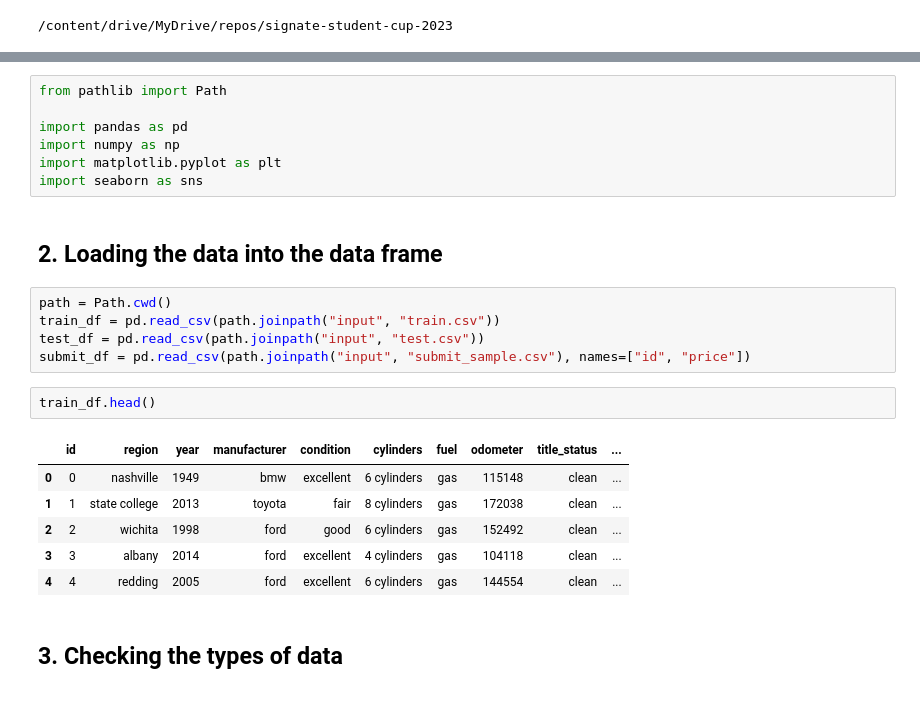
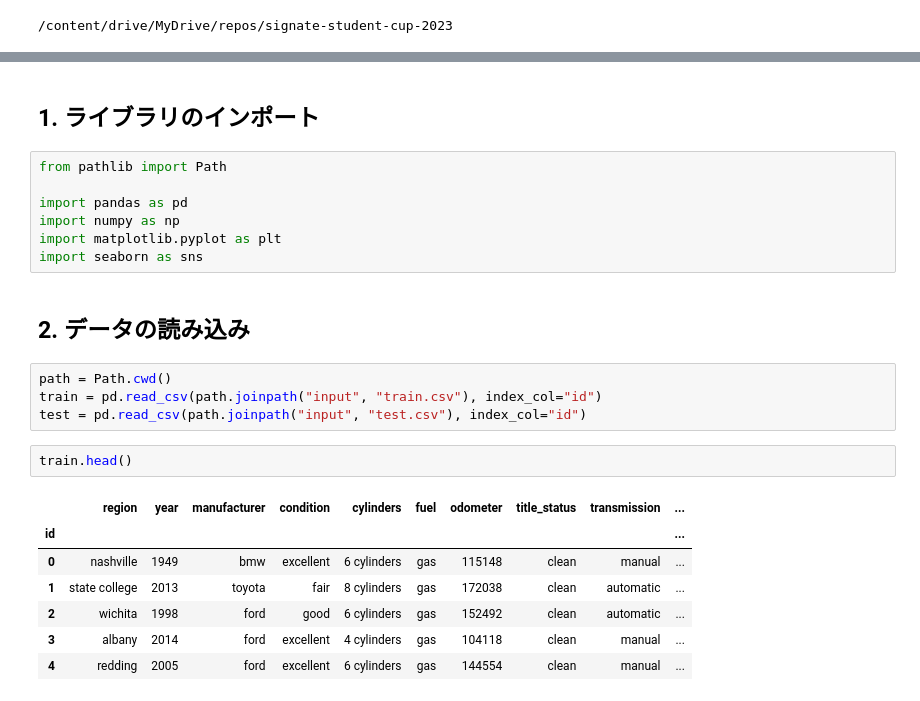
Before and after one commit to haru1290/signate-student-cup-2023, a Jupyter notebook: notebook/eda.ipynb, the cells around one changed output, grey strips where cells are left out. Cells and saved outputs as stored; diff of their text form.

```diff
--- a/notebook/eda.ipynb
+++ b/notebook/eda.ipynb
@@ -14,3 +12,5 @@ Mounted at /content/drive
+# %% [markdown]
+## 1. ライブラリのインポート
 # %%
 from pathlib import Path
 
@@ -18,21 +18,19 @@ import pandas as pd
 import numpy as np
 import matplotlib.pyplot as plt
 import seaborn as sns
-# %% [markdown]
-## 2. Loading the data into the data frame
+# %% [markdown]
+## 2. データの読み込み
 # %%
 path = Path.cwd()
-train_df = pd.read_csv(path.joinpath("input", "train.csv"))
-test_df = pd.read_csv(path.joinpath("input", "test.csv"))
-submit_df = pd.read_csv(path.joinpath("input", "submit_sample.csv"), names=["id", "price"])
+train = pd.read_csv(path.joinpath("input", "train.csv"), index_col="id")
+test = pd.read_csv(path.joinpath("input", "test.csv"), index_col="id")
 # %%
-train_df.head()
+train.head()
 # %% [output]
-|  | id | region | year | manufacturer | condition | cylinders | fuel | odometer | title_status | ... |
-| 0 | 0 | nashville | 1949 | bmw | excellent | 6 cylinders | gas | 115148 | clean | ... |
-| 1 | 1 | state college | 2013 | toyota | fair | 8 cylinders | gas | 172038 | clean | ... |
-| 2 | 2 | wichita | 1998 | ford | good | 6 cylinders | gas | 152492 | clean | ... |
-| 3 | 3 | albany | 2014 | ford | excellent | 4 cylinders | gas | 104118 | clean | ... |
-| 4 | 4 | redding | 2005 | ford | excellent | 6 cylinders | gas | 144554 | clean | ... |
+|  | region | year | manufacturer | condition | cylinders | fuel | odometer | title_status | transmission | ... |
+| id |  |  |  |  |  |  |  |  |  | ... |
+| 0 | nashville | 1949 | bmw | excellent | 6 cylinders | gas | 115148 | clean | manual | ... |
+| 1 | state college | 2013 | toyota | fair | 8 cylinders | gas | 172038 | clean | automatic | ... |
+| 2 | wichita | 1998 | ford | good | 6 cylinders | gas | 152492 | clean | automatic | ... |
+| 3 | albany | 2014 | ford | excellent | 4 cylinders | gas | 104118 | clean | manual | ... |
+| 4 | redding | 2005 | ford | excellent | 6 cylinders | gas | 144554 | clean | manual | ... |
-# %% [markdown]
-## 3. Checking the types of data
```
Also changed, not shown: parts of 30 cells of this notebook.
